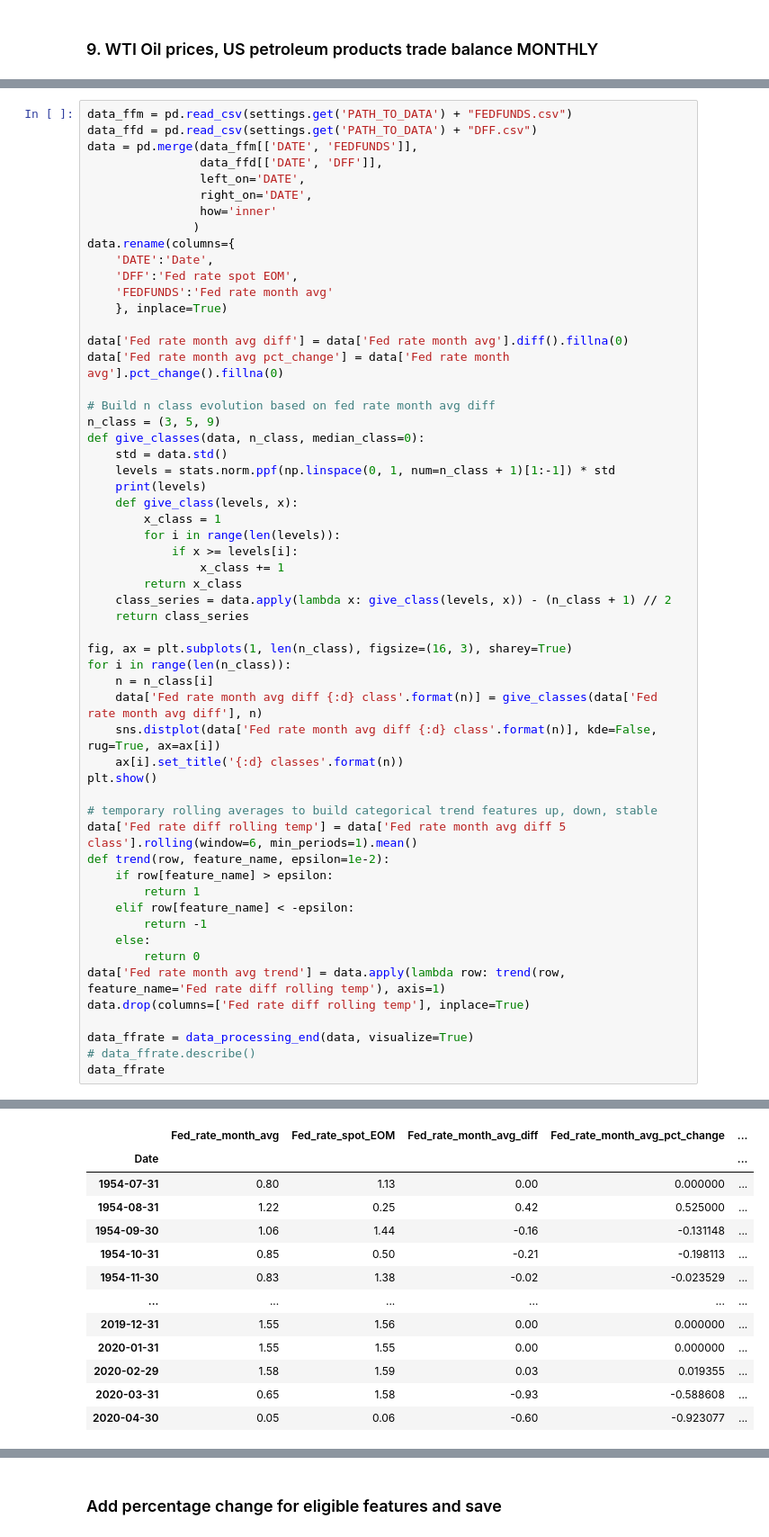
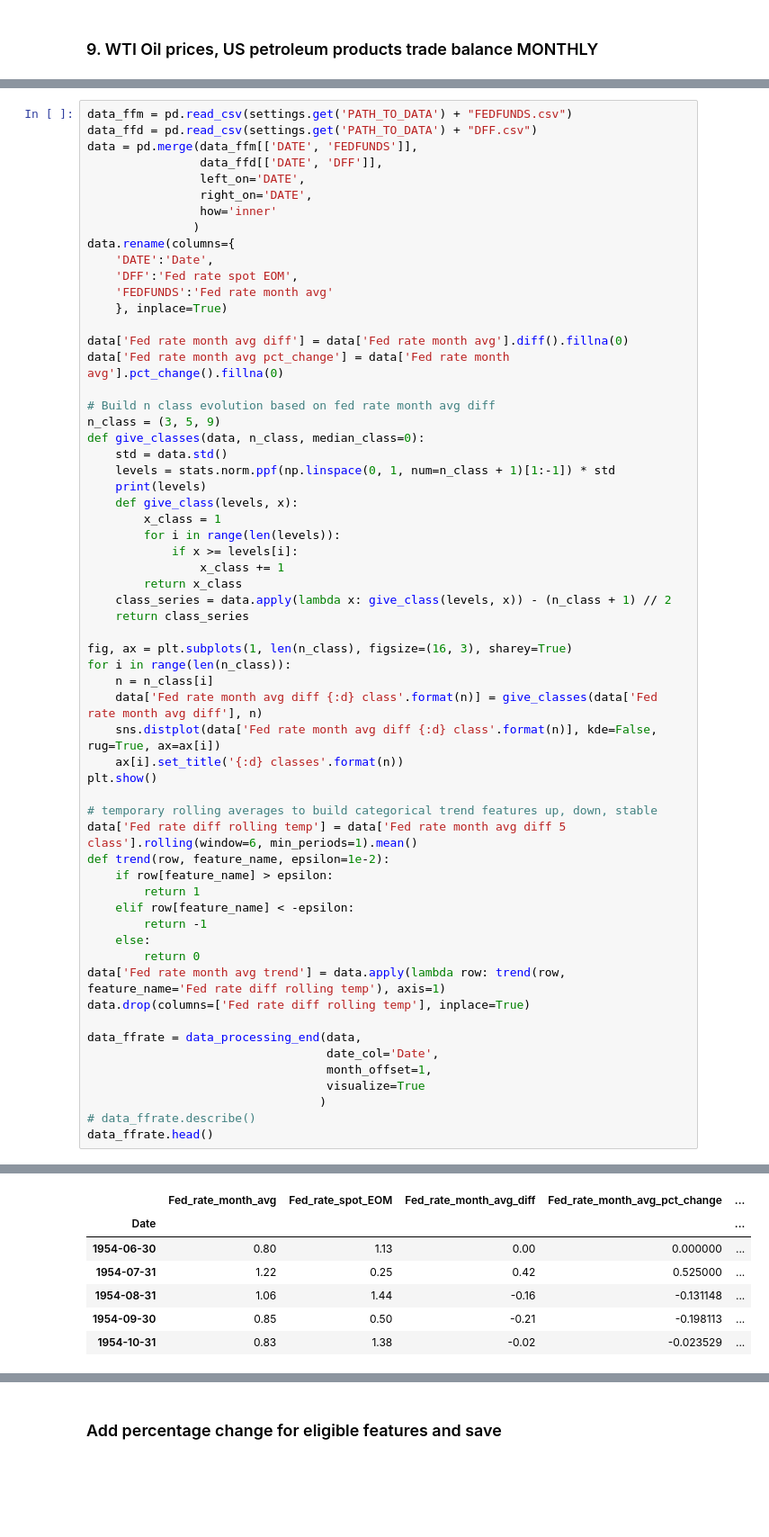
Before and after one commit to julesbertrand/Fed-repo-rate-forecasts, a Jupyter notebook: Finalproject_data_preprocessing.ipynb, the cells around one changed output, grey strips where cells are left out. Shown at 90% size. Saved outputs shown, nothing was run; the diff lists cells and outputs as text; blank space fills up the shorter version.

```diff
--- a/Finalproject_data_preprocessing.ipynb
+++ b/Finalproject_data_preprocessing.ipynb
@@ -322,43 +439,41 @@ def give_classes(data, n_class, median_class=0):
 fig, ax = plt.subplots(1, len(n_class), figsize=(16, 3), sharey=True)
 for i in range(len(n_class)):
     n = n_class[i]
     data['Fed rate month avg diff {:d} class'.format(n)] = give_classes(data['Fed rate month avg diff'], n)
     sns.distplot(data['Fed rate month avg diff {:d} class'.format(n)], kde=False, rug=True, ax=ax[i])
     ax[i].set_title('{:d} classes'.format(n))
 plt.show()
 
 # temporary rolling averages to build categorical trend features up, down, stable
 data['Fed rate diff rolling temp'] = data['Fed rate month avg diff 5 class'].rolling(window=6, min_periods=1).mean()
 def trend(row, feature_name, epsilon=1e-2):
     if row[feature_name] > epsilon:
         return 1
     elif row[feature_name] < -epsilon:
         return -1
     else:
         return 0
 data['Fed rate month avg trend'] = data.apply(lambda row: trend(row, feature_name='Fed rate diff rolling temp'), axis=1)
 data.drop(columns=['Fed rate diff rolling temp'], inplace=True)
 
-data_ffrate = data_processing_end(data, visualize=True)
+data_ffrate = data_processing_end(data,
+                                  date_col='Date',
+                                  month_offset=1,
+                                  visualize=True
+                                 )
 # data_ffrate.describe()
-data_ffrate
+data_ffrate.head()
 # %% [output]
 [-0.21431174  0.21431174]
 [-0.41875523 -0.12605483  0.12605483  0.41875523]
 [-0.60733915 -0.38048728 -0.21431174 -0.06951395  0.06951395  0.21431174
   0.38048728  0.60733915]
 [figure]
 [figure]
 |  | Fed_rate_month_avg | Fed_rate_spot_EOM | Fed_rate_month_avg_diff | Fed_rate_month_avg_pct_change | ... |
 | Date |  |  |  |  | ... |
-| 1954-07-31 | 0.80 | 1.13 | 0.00 | 0.000000 | ... |
-| 1954-08-31 | 1.22 | 0.25 | 0.42 | 0.525000 | ... |
-| 1954-09-30 | 1.06 | 1.44 | -0.16 | -0.131148 | ... |
-| 1954-10-31 | 0.85 | 0.50 | -0.21 | -0.198113 | ... |
-| 1954-11-30 | 0.83 | 1.38 | -0.02 | -0.023529 | ... |
-| ... | ... | ... | ... | ... | ... |
-| 2019-12-31 | 1.55 | 1.56 | 0.00 | 0.000000 | ... |
-| 2020-01-31 | 1.55 | 1.55 | 0.00 | 0.000000 | ... |
-| 2020-02-29 | 1.58 | 1.59 | 0.03 | 0.019355 | ... |
-| 2020-03-31 | 0.65 | 1.58 | -0.93 | -0.588608 | ... |
-| 2020-04-30 | 0.05 | 0.06 | -0.60 | -0.923077 | ... |
+| 1954-06-30 | 0.80 | 1.13 | 0.00 | 0.000000 | ... |
+| 1954-07-31 | 1.22 | 0.25 | 0.42 | 0.525000 | ... |
+| 1954-08-31 | 1.06 | 1.44 | -0.16 | -0.131148 | ... |
+| 1954-09-30 | 0.85 | 0.50 | -0.21 | -0.198113 | ... |
+| 1954-10-31 | 0.83 | 1.38 | -0.02 | -0.023529 | ... |
```
Also changed, not shown: parts of 23 cells of this notebook, 11 other files.
